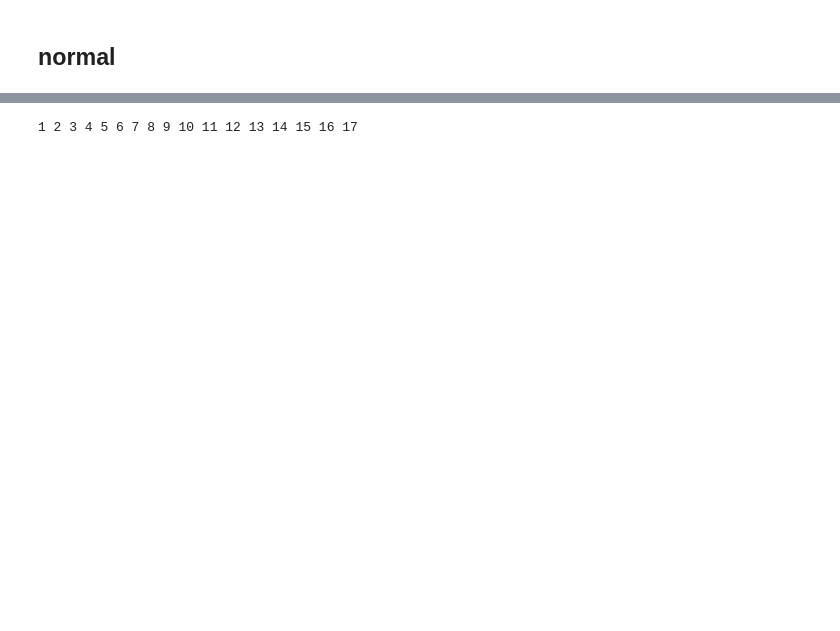
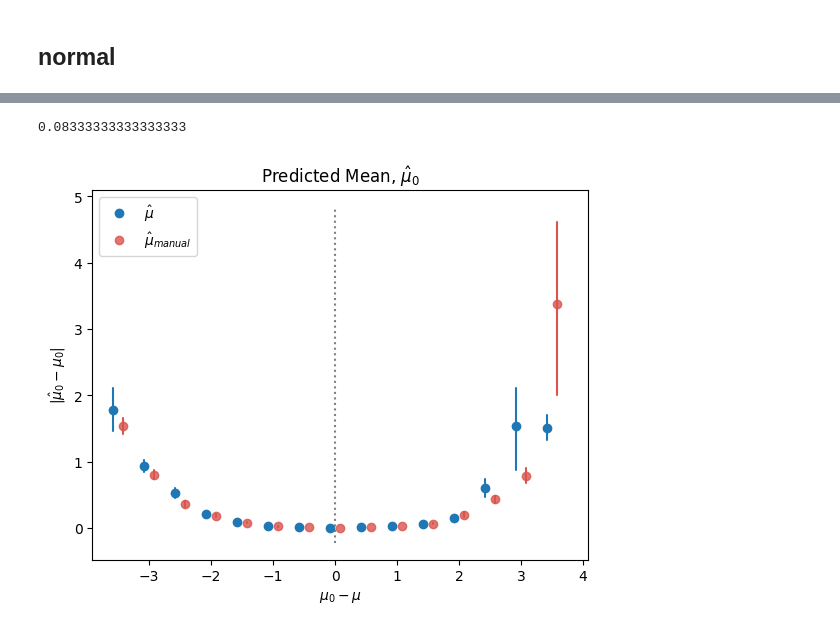
Before and after one commit to hamzaelsaawy/ImportanceSampling, a Jupyter notebook: normal_tilt.ipynb, the cells around one changed output, grey strips where cells are left out. Drawn from its saved outputs; the diff is of its cells as text; code cells hidden in the pictures; blank space fills up the shorter version.

```diff
--- a/normal_tilt.ipynb
+++ b/normal_tilt.ipynb
@@ -29,14 +37,23 @@ ws = [gen_w_normal([m0], zeros(1), eye(1)) for m0 in m0s]
+# %%
+ms_manual = zeros(ntrials, nmeans)
+X = zeros(niters)
+W = similar(X)
+
+for i in 1:nmeans
+    for tr in 1:ntrials
+        rand!(q, X)
+        W .= logpdf.(Normal(m0s[i]), X)
+        W .-= logpdf.(q, X)
+        map!(exp, W, W)
+        ms_manual[tr, i] = mean(W.*X)
+    end
+end
 # %%
-ntrials = 50
-niters = 10_000
 iss = Matrix(ntrials, nmeans)
 
 for i in 1:nmeans
     for tr in 1:ntrials
         iss[tr, i] = ImportanceSampler(f!, 2, q, w=ws[i])
-        update!(iss[tr, i]; niters=niters, batchsize=500)
+        update!(iss[tr, i]; niters=niters, batchsize=1000)
     end
-    print(i, " ")
 end
-# %% [output]
-1 2 3 4 5 6 7 8 9 10 11 12 13 14 15 16 17
@@ -52,3 +73,20 @@ vs_avg = vec(mean(vs, 1))
 nes_avg = vec(mean(nes, 1))
 neσs_avg = vec(mean(neσs, 1))
 ;
+# %%
+jitter = 1/16
+# %% [output]
+0.08333333333333333
+# %%
+tsplot(abs.(ms.-m0s'), m0s-jitter, err_style="ci_bars", interpolate=false,
+    legend=true, condition=L"\hat \mu")
+tsplot(abs.(ms_manual.-m0s'), m0s+jitter, err_style="ci_bars", interpolate=false,
+    legend=true, condition=L"\hat \mu_{manual}",
+    color=Seaborn.seaborn[:xkcd_rgb]["pale red"], alpha=0.8)
+vlines(0, ylim()..., color="grey", linestyle="dotted")
+title("Predicted Mean, " * L"\hat \mu_0")
+xlabel(L"\mu_0 - \mu")
+ylabel(L"|\hat \mu_0 - \mu_0|")
+;
+# %% [output]
+[figure, added]
```
Also changed, not shown: parts of 10 cells of this notebook, 8 other files.
